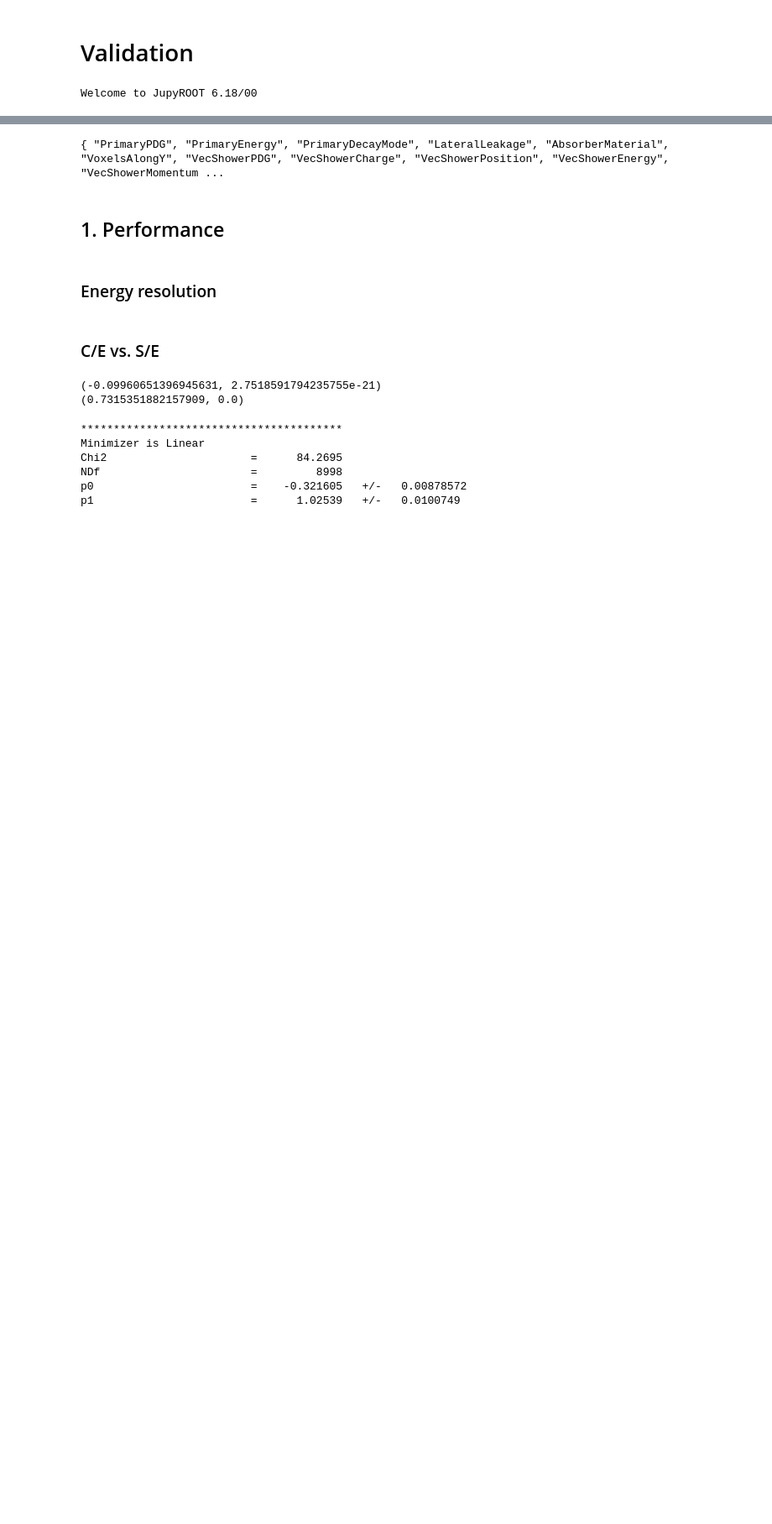
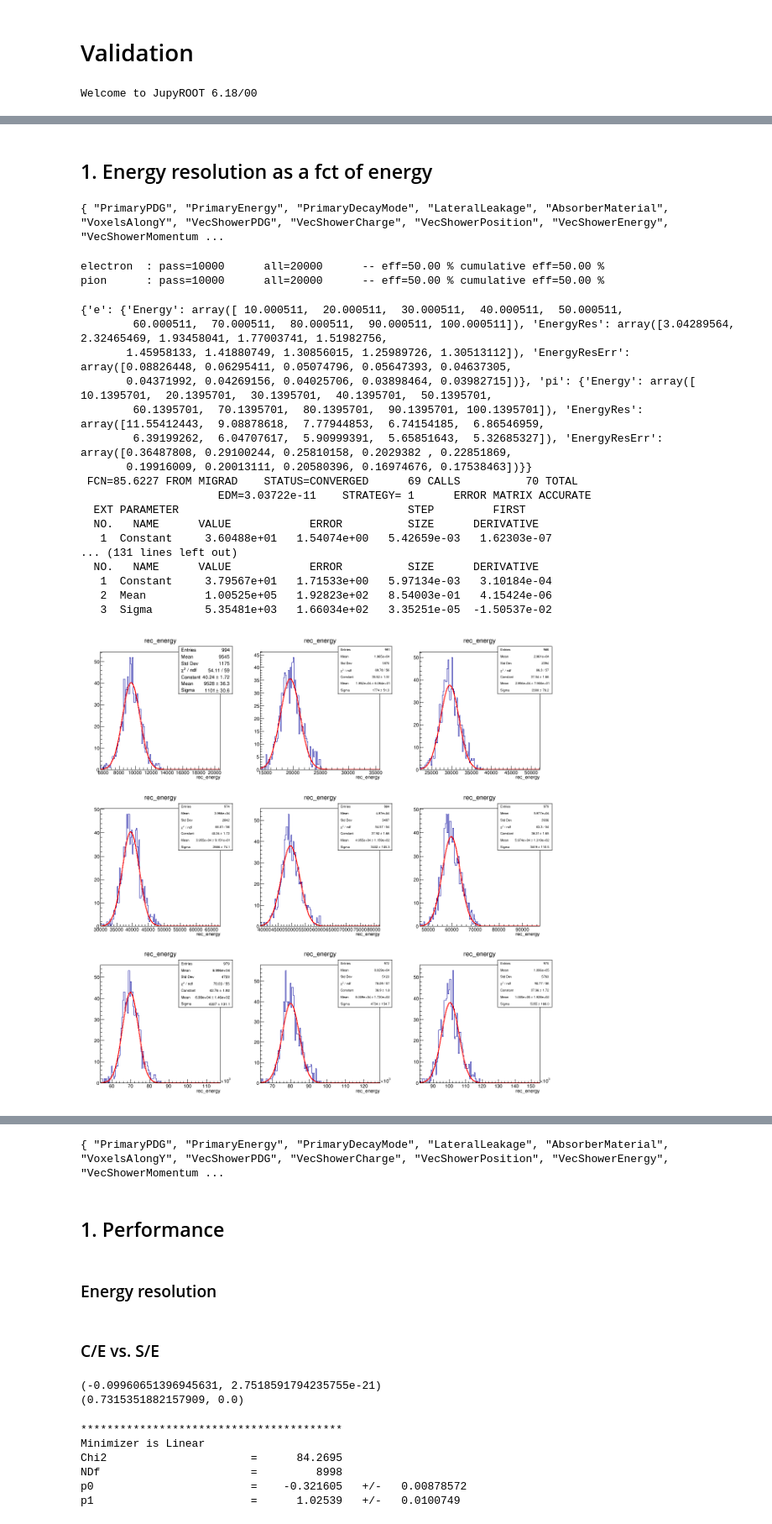
Before and after one commit to mollyhjorthjensen/DREAM, a Jupyter notebook: Analysis/validation.ipynb, the cells around one changed output, grey strips where cells are left out. Shown at 84% size. Saved outputs shown, nothing was run; the diff lists cells and outputs as text; code cells hidden in the pictures; blank space fills up the shorter version.

```diff
--- a/Analysis/validation.ipynb
+++ b/Analysis/validation.ipynb
@@ -23,0 +26,79 @@ def modifiedZscore(rdf, col, D=3.5):
+# %% [markdown]
+## 1. Energy resolution as a fct of energy
+# %%
+# create rdataframe
+path = "/groups/hep/mojen/repositories/DREAM/Run/final_run/range"
+fileName = os.path.join(path, "range2.root")
+rdf = ROOT.ROOT.RDataFrame("B4", os.path.join(path, fileName))
+print(rdf.GetColumnNames())
+# %% [output]
+{ "PrimaryPDG", "PrimaryEnergy", "PrimaryDecayMode", "LateralLeakage", "AbsorberMaterial", "VoxelsAlongY", "VecShowerPDG", "VecShowerCharge", "VecShowerPosition", "VecShowerEnergy", "VecShowerMomentum ...
+# %%
+rdf2 = rdf
+rdf2 = rdf2.Define("Chi", f"{cal['chi']}")
+rdf2 = rdf2.Define("VecSignalScnt_corr", leakageCorrection("VecSignalScnt"))
+rdf2 = rdf2.Define("VecSignalCkov_corr", leakageCorrection("VecSignalCkov"))
+rdf2 = rdf2.Define("VecSignalScnt_cal", f"VecSignalScnt*{cal['Scnt']}")
+rdf2 = rdf2.Define("VecSignalCkov_cal", f"VecSignalCkov*{cal['Ckov']}")
+rdf2 = rdf2.Define("Ssum", "Sum(VecSignalScnt_cal)")
+rdf2 = rdf2.Define("Csum", "Sum(VecSignalCkov_cal)")
+rdf2 = rdf2.Define("Snorm", f"Ssum / PrimaryEnergy")
+rdf2 = rdf2.Define("Cnorm", f"Csum / PrimaryEnergy")
+rdf2 = rdf2.Define("CoverS", "Cnorm/Snorm")
+rdf2 = rdf2.Define("PrimaryEnergy_GeV", "PrimaryEnergy / 1000.")
+rdf2_e = rdf2.Filter("PrimaryPDG == 11", "electron")
+rdf2_pi = rdf2.Filter("PrimaryPDG == -211", "pion")
+rdf2_e = rdf2_e.Define("rec_energy", f"(Ssum+Csum)/2")
+rdf2_pi = rdf2_pi.Define("rec_energy", f"(Ssum-Chi*Csum)/(1-Chi)")
+rdf2_e = rdf2_e.Define("rmse", "abs(PrimaryEnergy-rec_energy)/PrimaryEnergy")
+rdf2_pi = rdf2_pi.Define("rmse", "abs(PrimaryEnergy-rec_energy)/PrimaryEnergy")
+
+# print cuts report
+cutsReport_e = rdf2_e.Report()
+cutsReport_e.Print()
+cutsReport_pi = rdf2_pi.Report()
+cutsReport_pi.Print()
+# %% [output]
+electron  : pass=10000      all=20000      -- eff=50.00 % cumulative eff=50.00 %
+pion      : pass=10000      all=20000      -- eff=50.00 % cumulative eff=50.00 %
+# %%
+import copy
+ROOT.gStyle.SetOptStat("emr")
+d = {k: np.zeros(10) for k in ['Energy', 'EnergyRes', 'EnergyResErr']}
+data = {'e': copy.deepcopy(d), 'pi': copy.deepcopy(d)}
+for rdf,s in zip([rdf2_e, rdf2_pi], ['e', 'pi']):
+    c1 = ROOT.TCanvas("c1", "c1", 1200, 1200)
+    c1.Divide(3,3)
+    unique_energies = np.unique(rdf.AsNumpy(columns=['PrimaryEnergy'])['PrimaryEnergy'])
+    for i,e in enumerate(unique_energies):
+        c1.cd(i+1)
+        rdf3 = rdf.Filter(f"PrimaryEnergy == {e}")
+        rdf3 = rdf3.Filter(modifiedZscore(rdf3, "rec_energy"))
+        rec_energy = rdf3.AsNumpy(columns=['rec_energy'])['rec_energy']
+        h = rdf3.Histo1D('rec_energy')
+        r = h.Fit("gaus", "S")
+        data[s]['Energy'][i] = e*1e-3
+        data[s]['EnergyRes'][i] = r.Parameter(2)/r.Parameter(1)*1e2
+        data[s]['EnergyResErr'][i] = data[s]['EnergyRes'][i]*(r.ParError(1)/r.Parameter(1)+r.ParError(2)/r.Parameter(2))
+        h.DrawCopy()
+    c1.Draw()
+print(data)
+# %% [output]
+{'e': {'Energy': array([ 10.000511,  20.000511,  30.000511,  40.000511,  50.000511,
+        60.000511,  70.000511,  80.000511,  90.000511, 100.000511]), 'EnergyRes': array([3.04289564, 2.32465469, 1.93458041, 1.77003741, 1.51982756,
+       1.45958133, 1.41880749, 1.30856015, 1.25989726, 1.30513112]), 'EnergyResErr': array([0.08826448, 0.06295411, 0.05074796, 0.05647393, 0.04637305,
+       0.04371992, 0.04269156, 0.04025706, 0.03898464, 0.03982715])}, 'pi': {'Energy': array([ 10.1395701,  20.1395701,  30.1395701,  40.1395701,  50.1395701,
+        60.1395701,  70.1395701,  80.1395701,  90.1395701, 100.1395701]), 'EnergyRes': array([11.55412443,  9.08878618,  7.77944853,  6.74154185,  6.86546959,
+        6.39199262,  6.04707617,  5.90999391,  5.65851643,  5.32685327]), 'EnergyResErr': array([0.36487808, 0.29100244, 0.25810158, 0.2029382 , 0.22851869,
+       0.19916009, 0.20013111, 0.20580396, 0.16974676, 0.17538463])}}
+ FCN=85.6227 FROM MIGRAD    STATUS=CONVERGED      69 CALLS          70 TOTAL
+                     EDM=3.03722e-11    STRATEGY= 1      ERROR MATRIX ACCURATE
+  EXT PARAMETER                                   STEP         FIRST
+  NO.   NAME      VALUE            ERROR          SIZE      DERIVATIVE
+   1  Constant     3.60488e+01   1.54074e+00   5.42659e-03   1.62303e-07
+... (131 lines left out)
+  NO.   NAME      VALUE            ERROR          SIZE      DERIVATIVE
+   1  Constant     3.79567e+01   1.71533e+00   5.97134e-03   3.10184e-04
+   2  Mean         1.00525e+05   1.92823e+02   8.54003e-01   4.15424e-06
+   3  Sigma        5.35481e+03   1.66034e+02   3.35251e-05  -1.50537e-02
+[figure, added]
```
Also changed, not shown: parts of 9 cells of this notebook.
